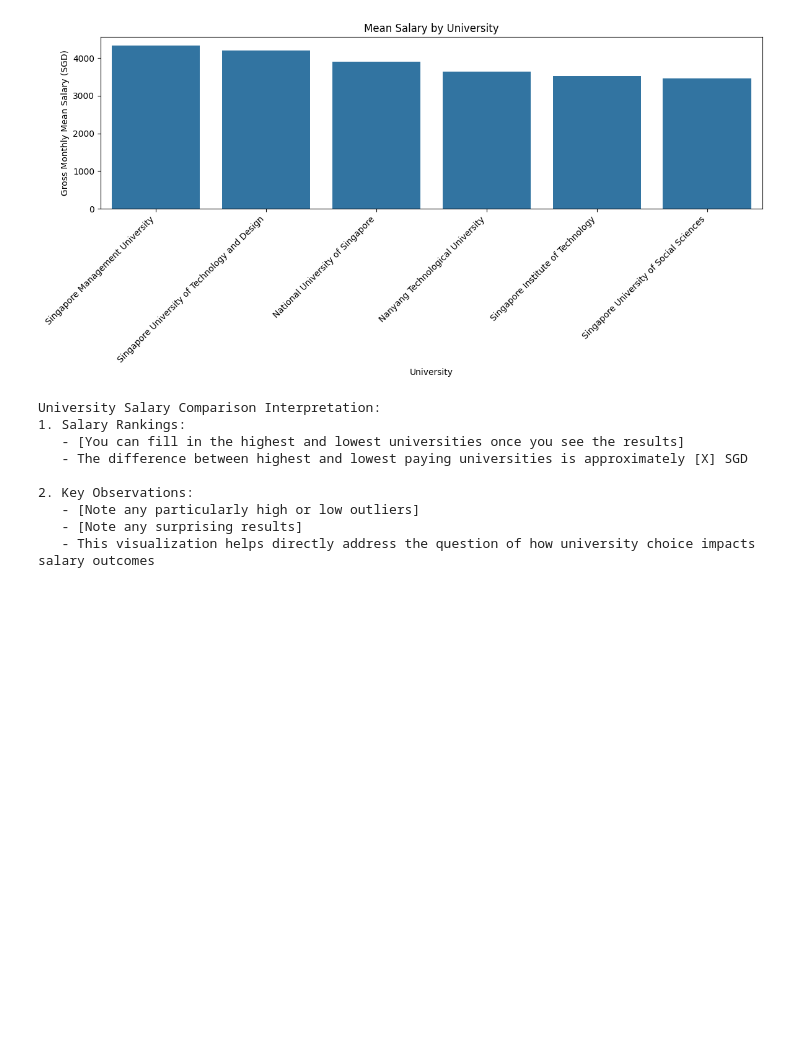
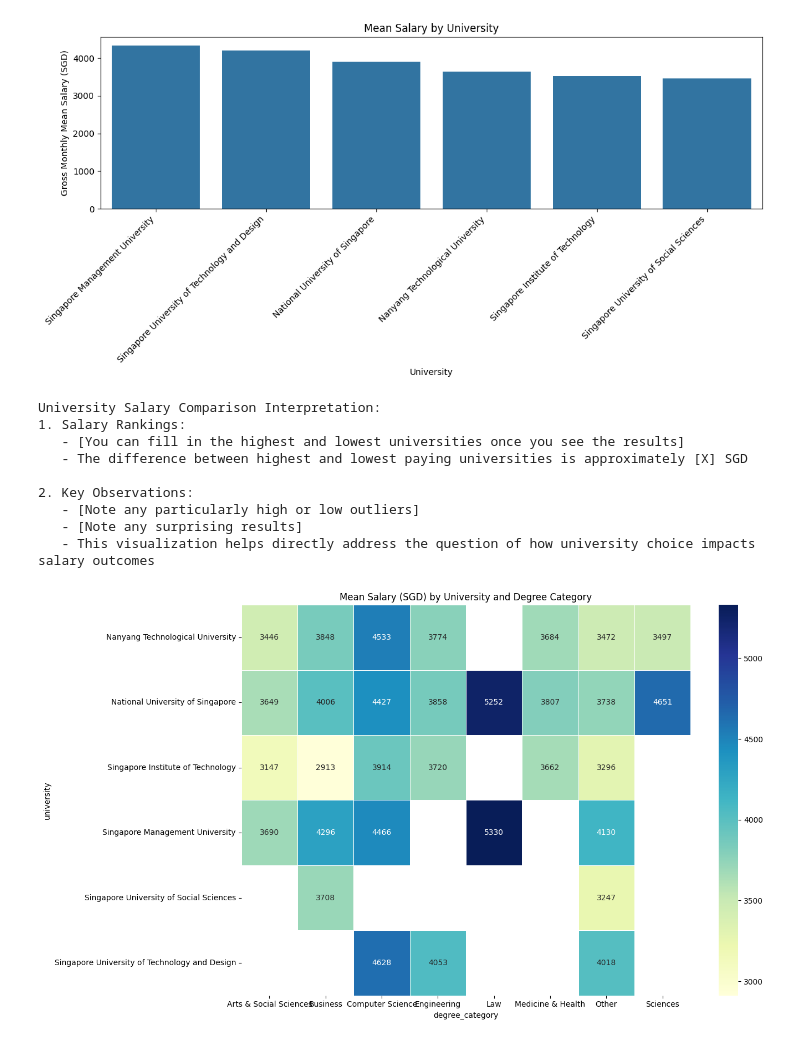
Before and after one commit to Imnotgoingtohindiclass/EMath-PT-G3-2025, a Jupyter notebook: graphs.ipynb, the cells around one changed output. Drawn from its saved outputs; the diff is of its cells as text; code cells hidden in the pictures; blank space fills up the shorter version.

Commit message:
added university x degree interaction for salary

```diff
--- a/graphs.ipynb
+++ b/graphs.ipynb
@@ -639,3 +639,70 @@ University Salary Comparison Interpretation:
    - [Note any particularly high or low outliers]
    - [Note any surprising results]
    - This visualization helps directly address the question of how university choice impacts salary outcomes
+# %%
+###############################################################################
+# University × Degree Interaction for Salary (Heatmap)
+###############################################################################
+
+# Import os module for directory operations
+import os
+
+# Create directories if they don't exist
+os.makedirs("./data_analysis/heatmap", exist_ok=True)
+
+# Create a pivot table for the heatmap
+salary_pivot = df.pivot_table(
+    values='(GMM) Gross Monthly Mean',
+    index='university',
+    columns='degree_category',
+    aggfunc='mean'
+)
+
+# Create heatmap with improved spacing
+plt.figure(figsize=(14, 8))
+ax = sns.heatmap(salary_pivot, annot=True, fmt=".0f", cmap="YlGnBu", linewidths=.5)
+plt.title("Mean Salary (SGD) by University and Degree Category")
+
+# Fix x-axis label spacing
+plt.xlabel("degree_category")
+plt.xticks(rotation=45, ha='right')  # Rotate labels and align them right
+
+# Add more bottom padding to accommodate the rotated labels
+plt.tight_layout(rect=[0, 0.03, 1, 0.95])  # Adjust the bottom margin
+
+# Save the figure
+plt.savefig("./data_analysis/heatmap/university_degree_salary_heatmap.png", dpi=300, bbox_inches="tight")
+
+# Show the plot
+plt.show()
+
+# Interpretation text
+heatmap_interpretation = """
+University × Degree Salary Heatmap Interpretation:
+1. Highest Salary Combinations:
+   - National University of Singapore (Law) and Singapore Management University (Law) show the highest salaries (5252 and 5330 SGD)
+   - Singapore Institute of Technology has the lowest salaries for Business degrees (2913 SGD)
+
+2. University Effect:
+   - Singapore Management University consistently shows higher salaries across multiple degree categories
+   - National University of Singapore also performs well across most degree categories
+   - Singapore Institute of Technology generally shows lower salaries compared to other universities
+
+3. Degree Effect:
+   - Law consistently yields the highest salaries regardless of university (5252-5330 SGD)
+   - Computer Science also shows strong salary outcomes across universities (3914-4628 SGD)
+   - Business degrees show significant variation depending on the university (2913-4296 SGD)
+
+4. Key Insights:
+   - This visualization directly addresses the question of how university choice affects salary for similar degree programs
+   - The university effect appears strongest for Business and Computer Science degrees
+   - Law shows consistently high salaries regardless of institution
+"""
+
+print(heatmap_interpretation)
+
+# Save interpretation
+with open("./data_analysis/heatmap/university_degree_salary_heatmap_interpretation.txt", "w") as file:
+    file.write(heatmap_interpretation)
+# %% [output]
+[figure, added]
```
Also changed, not shown: parts of 1 cell of this notebook, 2 other files.
